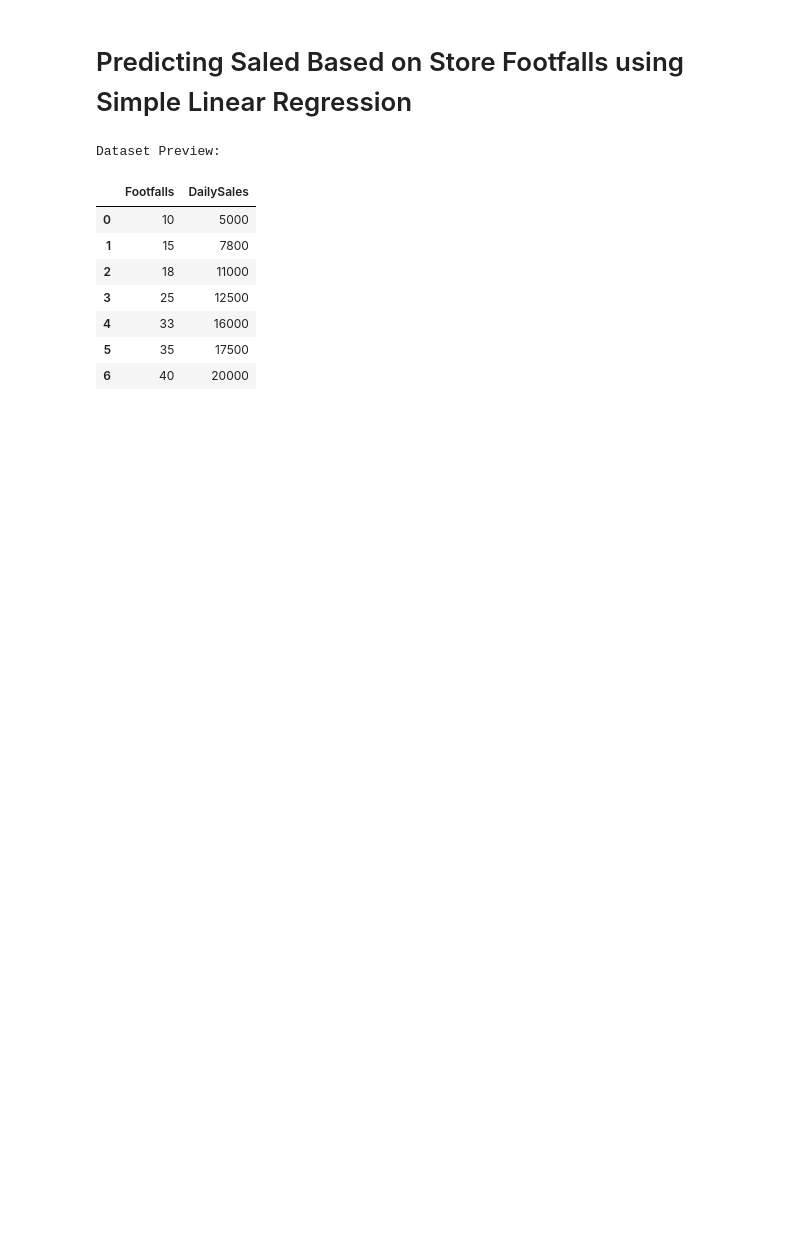
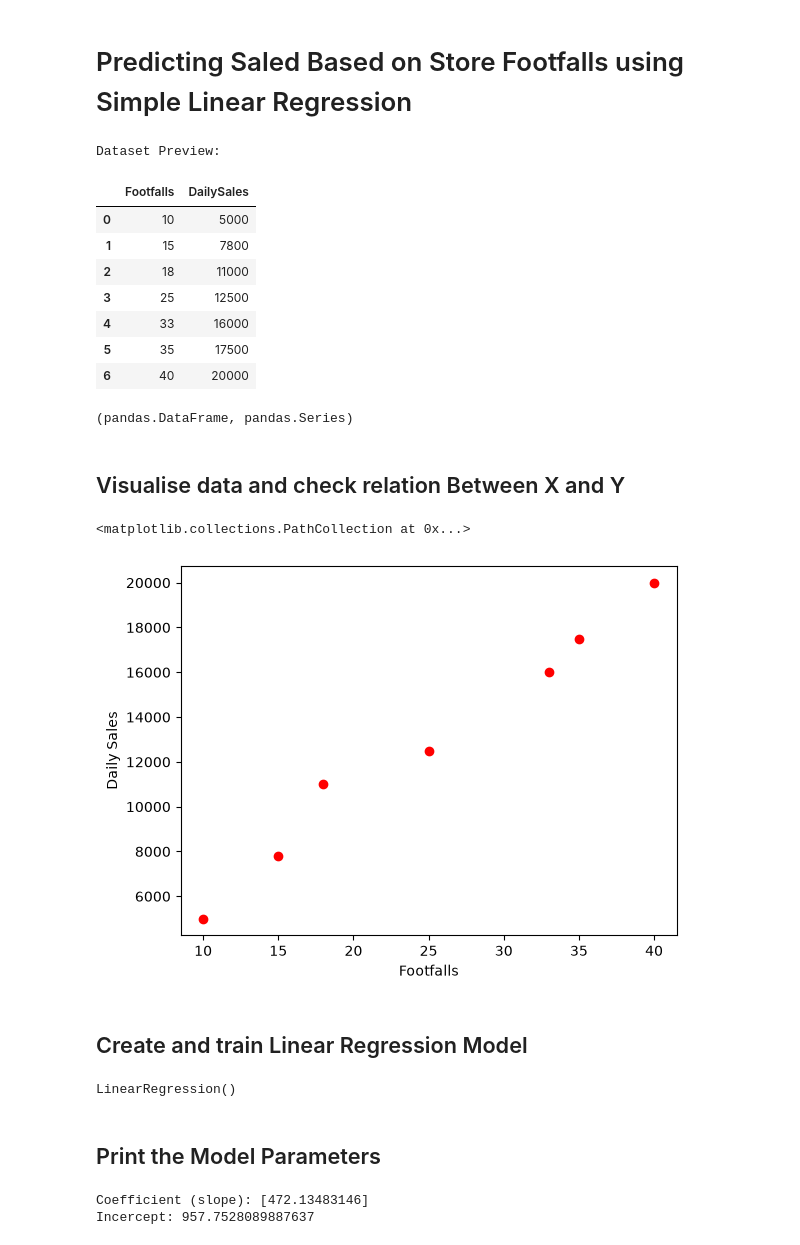
Before and after one commit to neeraj654123/Data-Science, a Jupyter notebook: Linear Regression/Simple Linear Regression/02_SLR.ipynb, the cells around one changed output. Cells and saved outputs as stored; diff of their text form; code cells hidden in the pictures; blank space fills up the shorter version.

Commit message:
Predicting Sales Based on Store Footfalls

```diff
--- a/Linear Regression/Simple Linear Regression/02_SLR.ipynb
+++ b/Linear Regression/Simple Linear Regression/02_SLR.ipynb
@@ -18,3 +18,26 @@ Dataset Preview:
 | 4 | 33 | 16000 |
 | 5 | 35 | 17500 |
 | 6 | 40 | 20000 |
+# %%
+X = data[['Footfalls']]
+Y = data['DailySales']
+# %%
+type(X), type(Y)
+# %% [output]
+(pandas.DataFrame, pandas.Series)
+# %% [markdown]
+## Visualise data and check relation Between X and Y
+# %%
+plt.xlabel("Footfalls")
+plt.ylabel("Daily Sales")
+plt.scatter(X,Y,color='red',marker='o')
+# %% [output]
+<matplotlib.collections.PathCollection at 0x...>
+[figure, added]
+# %% [markdown]
+## Create and train Linear Regression Model
+# %%
+model = LinearRegression()
+model.fit(X,Y)
+# %% [output]
+LinearRegression()
@@ -20,0 +46,8 @@ Dataset Preview:
+# %% [markdown]
+## Print the Model Parameters
+# %%
+print(f"Coefficient (slope): {model.coef_}")
+print(f"Incercept: {model.intercept_}")
+# %% [output]
+Coefficient (slope): [472.13483146]
+Incercept: 957.7528089887637
```
Also changed, not shown: parts of 10 cells of this notebook.
